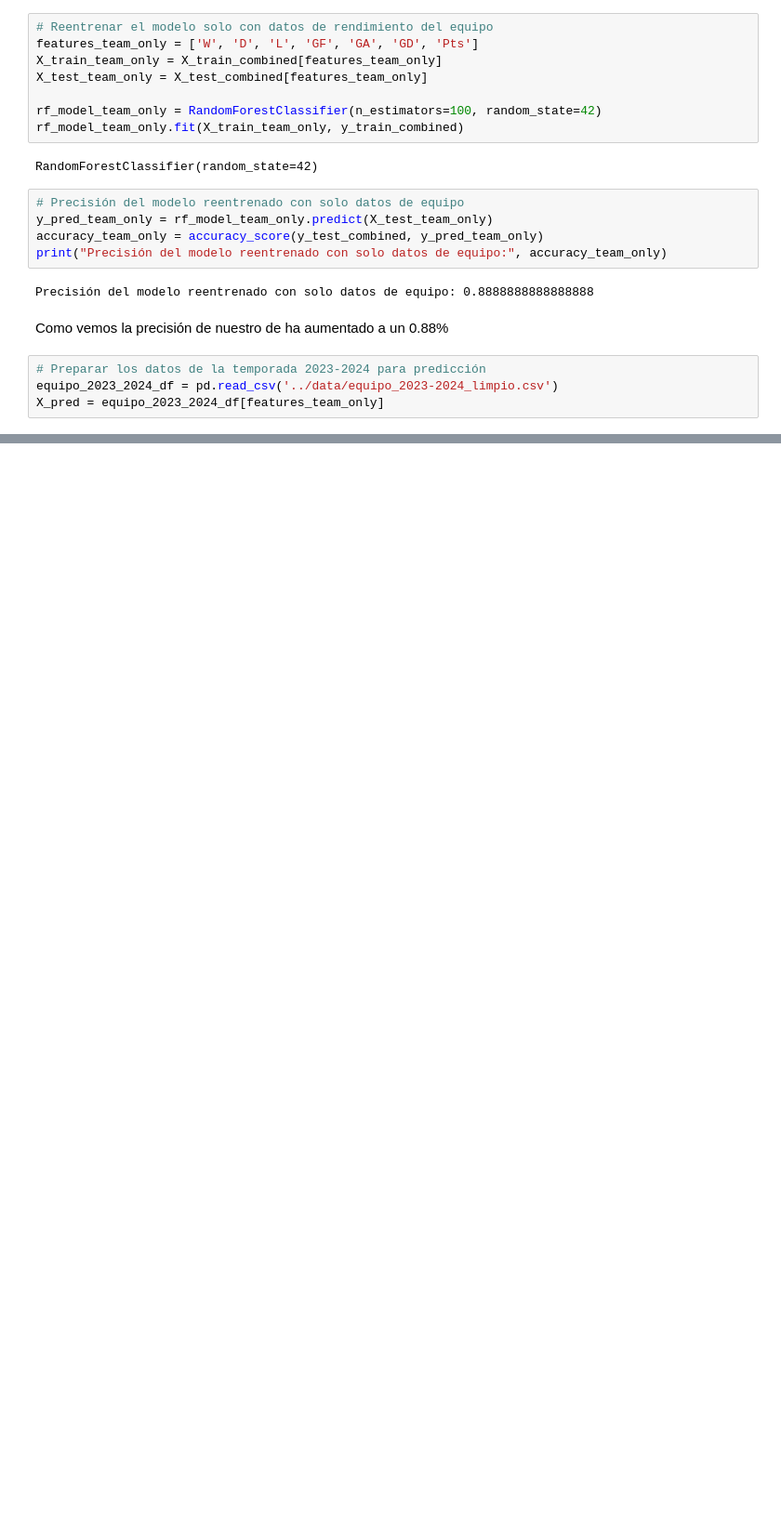
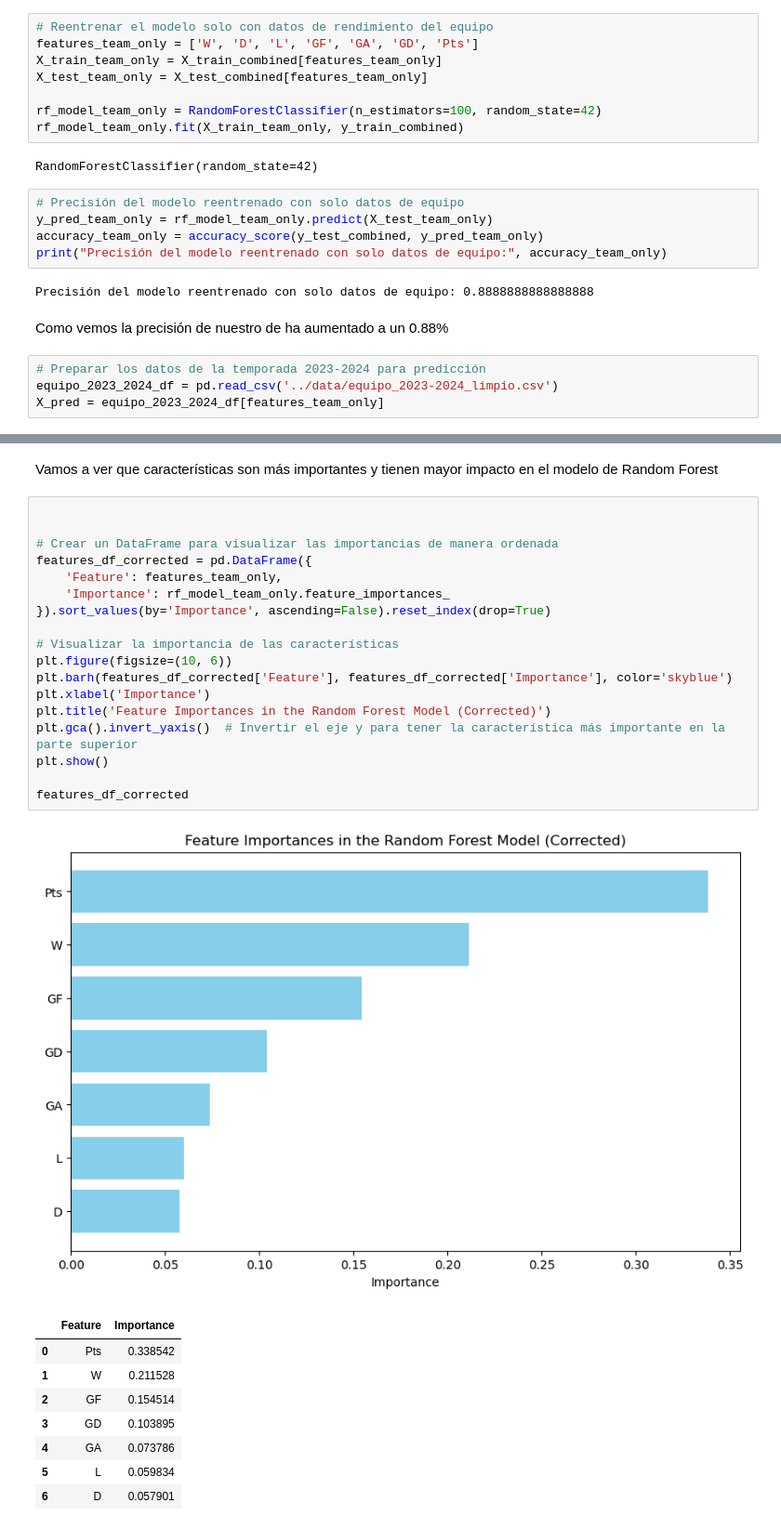
Before and after one commit to albabernal03/UEFA_PREDICCION2.0, a Jupyter notebook: modelos/clasificacion.ipynb, the cells around one changed output, grey strips where cells are left out. Shown at 93% size. Saved outputs shown, nothing was run; the diff lists cells and outputs as text; blank space fills up the shorter version.

```diff
--- a/modelos/clasificacion.ipynb
+++ b/modelos/clasificacion.ipynb
@@ -363,0 +390,30 @@ X_pred = equipo_2023_2024_df[features_team_only]
+# %% [markdown]
+Vamos a ver que características son más importantes y tienen mayor impacto en el modelo de Random Forest
+# %%
+
+
+# Crear un DataFrame para visualizar las importancias de manera ordenada
+features_df_corrected = pd.DataFrame({
+    'Feature': features_team_only,
+    'Importance': rf_model_team_only.feature_importances_
+}).sort_values(by='Importance', ascending=False).reset_index(drop=True)
+
+# Visualizar la importancia de las características
+plt.figure(figsize=(10, 6))
+plt.barh(features_df_corrected['Feature'], features_df_corrected['Importance'], color='skyblue')
+plt.xlabel('Importance')
+plt.title('Feature Importances in the Random Forest Model (Corrected)')
+plt.gca().invert_yaxis()  # Invertir el eje y para tener la característica más importante en la parte superior
+plt.show()
+
+features_df_corrected
+# %% [output]
+[figure, added]
+|  | Feature | Importance |
+| 0 | Pts | 0.338542 |
+| 1 | W | 0.211528 |
+| 2 | GF | 0.154514 |
+| 3 | GD | 0.103895 |
+| 4 | GA | 0.073786 |
+| 5 | L | 0.059834 |
+| 6 | D | 0.057901 |
```
Also changed, not shown: parts of 2 cells of this notebook.
